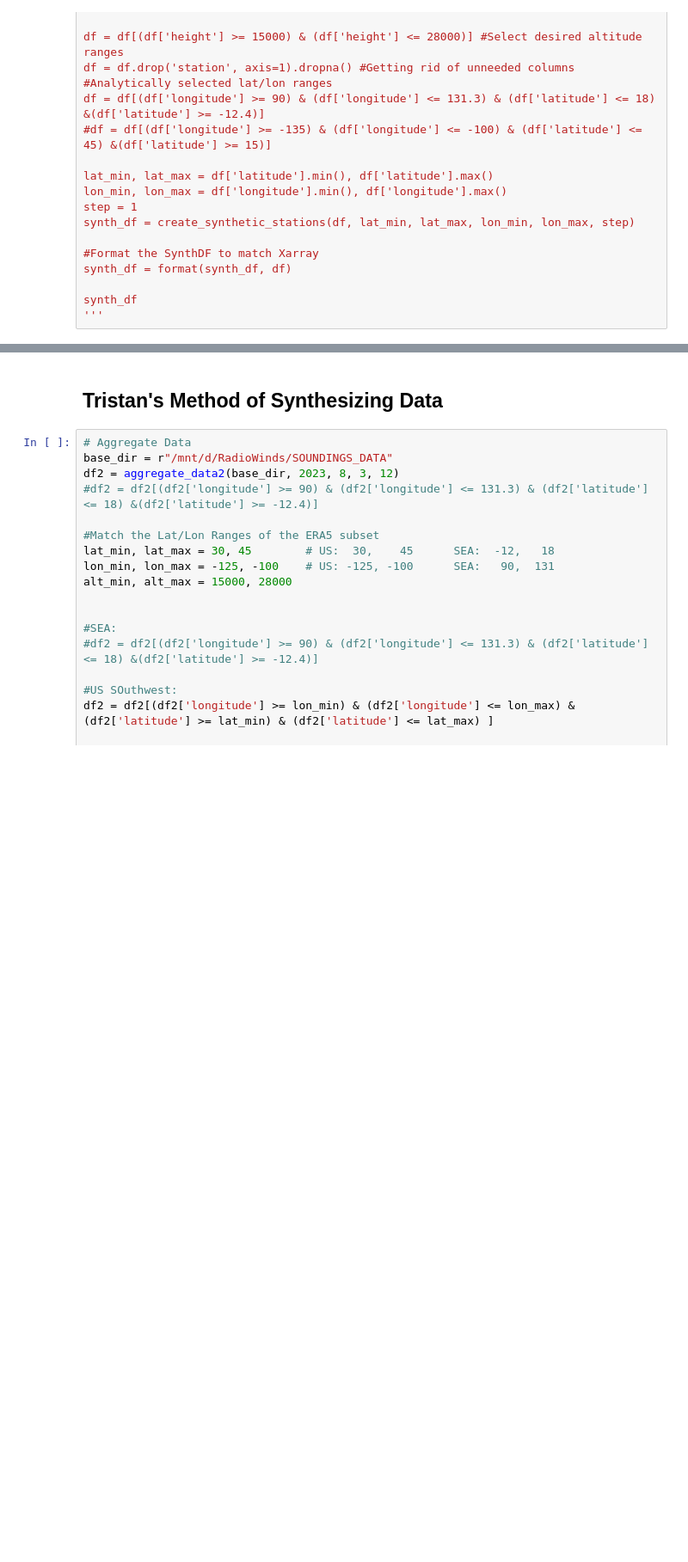
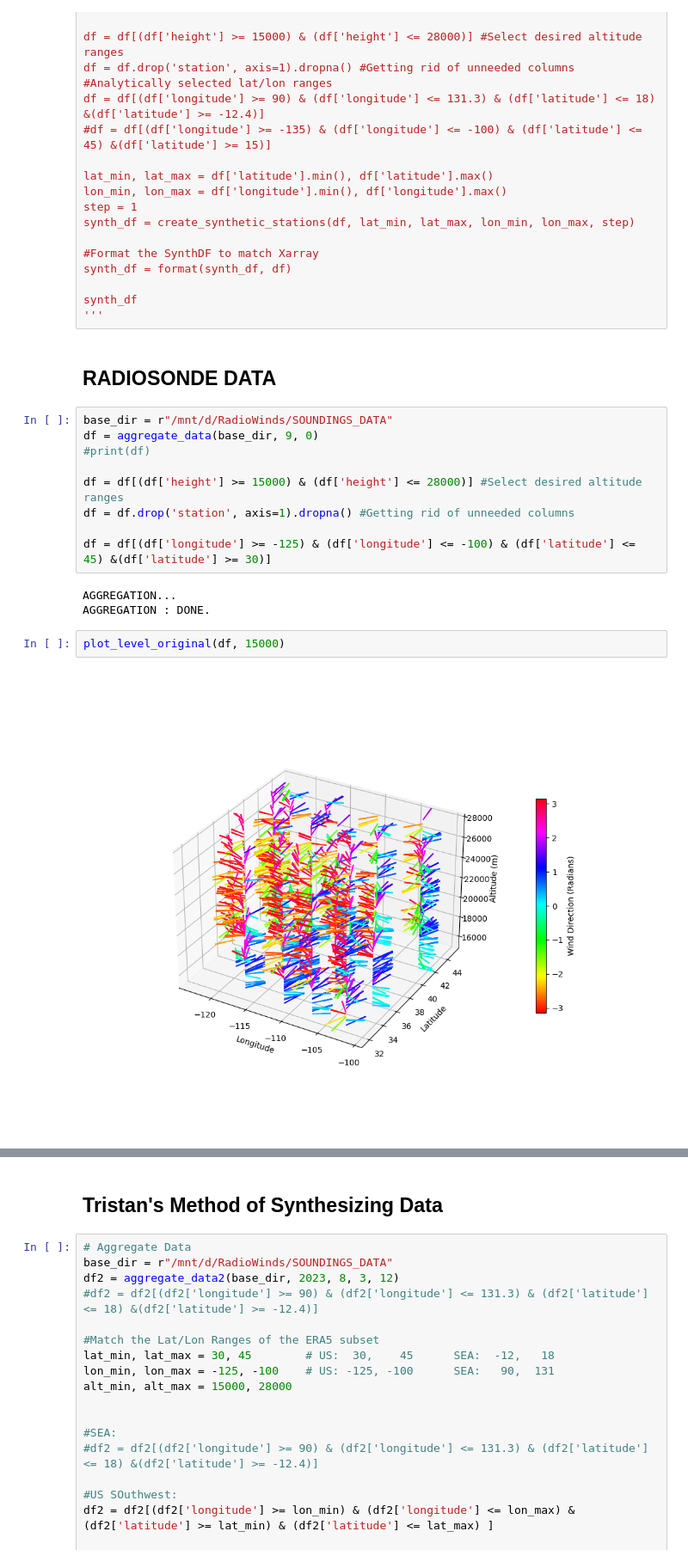
Before and after one commit to USNavalResearchLaboratory/RL-HAB, a Jupyter notebook: SynthWinds/SynthWinds-TRISTAN.ipynb, the cells around one changed output, grey strips where cells are left out. Shown at 86% size. Cells and saved outputs as stored; diff of their text form; blank space fills up the shorter version.

```diff
--- a/SynthWinds/SynthWinds-TRISTAN.ipynb
+++ b/SynthWinds/SynthWinds-TRISTAN.ipynb
@@ -546,3 +686,21 @@ synth_df = format(synth_df, df)
 
 synth_df
 '''
+# %% [markdown]
+## RADIOSONDE DATA
+# %%
+base_dir = r"/mnt/d/RadioWinds/SOUNDINGS_DATA"
+df = aggregate_data(base_dir, 9, 0)
+#print(df)
+
+df = df[(df['height'] >= 15000) & (df['height'] <= 28000)] #Select desired altitude ranges
+df = df.drop('station', axis=1).dropna() #Getting rid of unneeded columns
+
+df = df[(df['longitude'] >= -125) & (df['longitude'] <= -100) & (df['latitude'] <= 45) &(df['latitude'] >= 30)]
+# %% [output]
+AGGREGATION...
+AGGREGATION : DONE.
+# %%
+plot_level_original(df, 15000)
+# %% [output]
+[figure, added]
```
Also changed, not shown: parts of 20 cells of this notebook, 16 other files.
